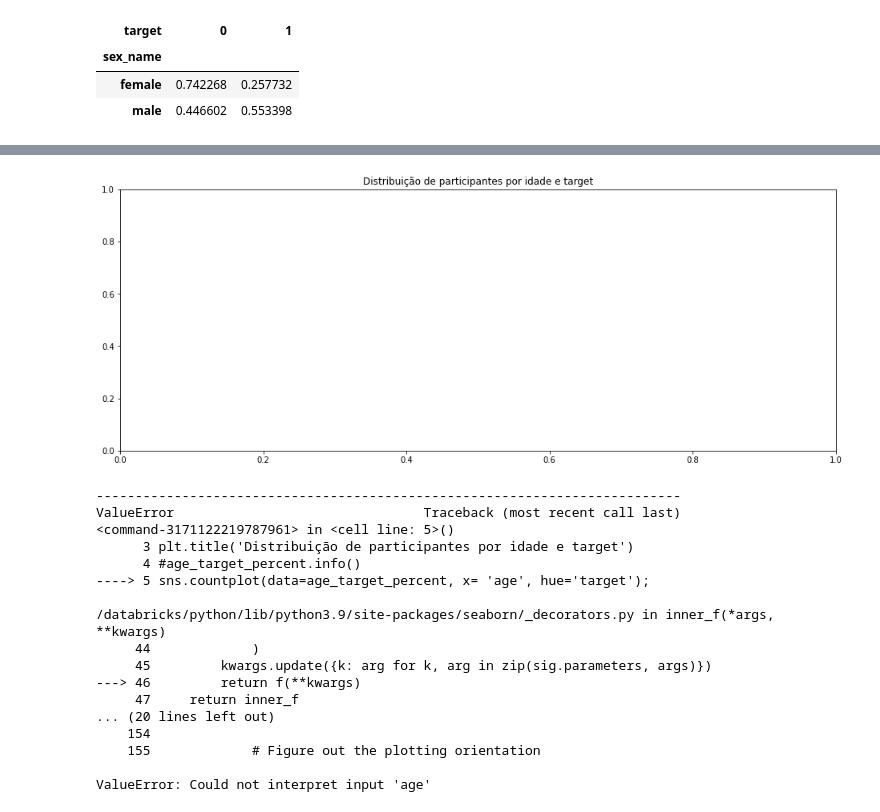
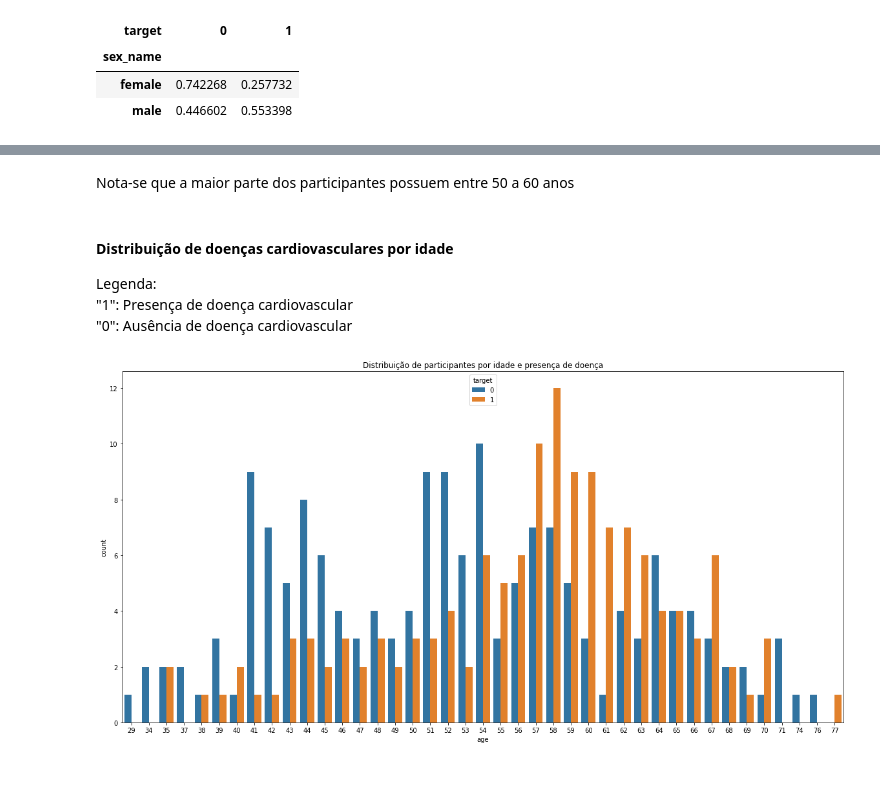
Before and after one commit to jardelMoraes/dinamica2, a Jupyter notebook: dinamica-exploratorio.ipynb, the cells around one changed output, grey strips where cells are left out. Drawn from its saved outputs; the diff is of its cells as text; code cells hidden in the pictures; blank space fills up the shorter version.

```diff
--- a/dinamica-exploratorio.ipynb
+++ b/dinamica-exploratorio.ipynb
@@ -139,15 +132 @@ Out[60]: <AxesSubplot:title={'center':'Distribuição de participantes por idade
 [figure]
-# %%
-df['target'] = df['target'].astype(int)
-grouped = df.groupby('age')['target'].value_counts().unstack(fill_value=0)
-plt.figure(figsize=(16, 6))
-plt.title('Distribuição de participantes por idade')
-sns.set_style('whitegrid')
-sns.barplot(x=grouped.index, y=grouped[1], color='green', label='Target 1')
-sns.barplot(x=grouped.index, y=grouped[0], color='gray', label='Target 0')
-plt.legend(title='Targets', loc='upper left')
-plt.xlabel('Idade')
-plt.ylabel('Contagem')
-plt.show()
-
-# adicionando a contagem de valores em cada barra
@@ -156,28 +133,14 @@ plt.show()
+# %% [markdown]
+Nota-se que a maior parte dos participantes possuem entre 50 a 60 anos
+# %% [markdown]
+#### Distribuição de doenças cardiovasculares por idade
+
+Legenda:
+"1": Presença de doença cardiovascular
+"0": Ausência de doença cardiovascular
 # %%
-
-
-
-age_target_percent = pd.crosstab(df['age'], df['target'], normalize='index')
-plt.figure(figsize=(16, 6))
-plt.title('Distribuição de participantes por idade e target')
-#age_target_percent.info()
-sns.countplot(data=age_target_percent, x= 'age', hue='target');
+plt.figure(figsize=(20, 10))
+plt.title('Distribuição de participantes por idade e presença de doença')
+sns.countplot(data=df, x=df['age'].astype(int), hue='target');
 # %% [output]
-[figure, old version]
+[figure, new version]
----------------------------------------------------------------------------
-ValueError                                Traceback (most recent call last)
-<command-3171122219787961> in <cell line: 5>()
-      3 plt.title('Distribuição de participantes por idade e target')
-      4 #age_target_percent.info()
-----> 5 sns.countplot(data=age_target_percent, x= 'age', hue='target');
-
-/databricks/python/lib/python3.9/site-packages/seaborn/_decorators.py in inner_f(*args, **kwargs)
-     44             )
-     45         kwargs.update({k: arg for k, arg in zip(sig.parameters, args)})
----> 46         return f(**kwargs)
-     47     return inner_f
-... (20 lines left out)
-    154
-    155             # Figure out the plotting orientation
-
-ValueError: Could not interpret input 'age'
```
Also changed, not shown: parts of 40 cells of this notebook.
